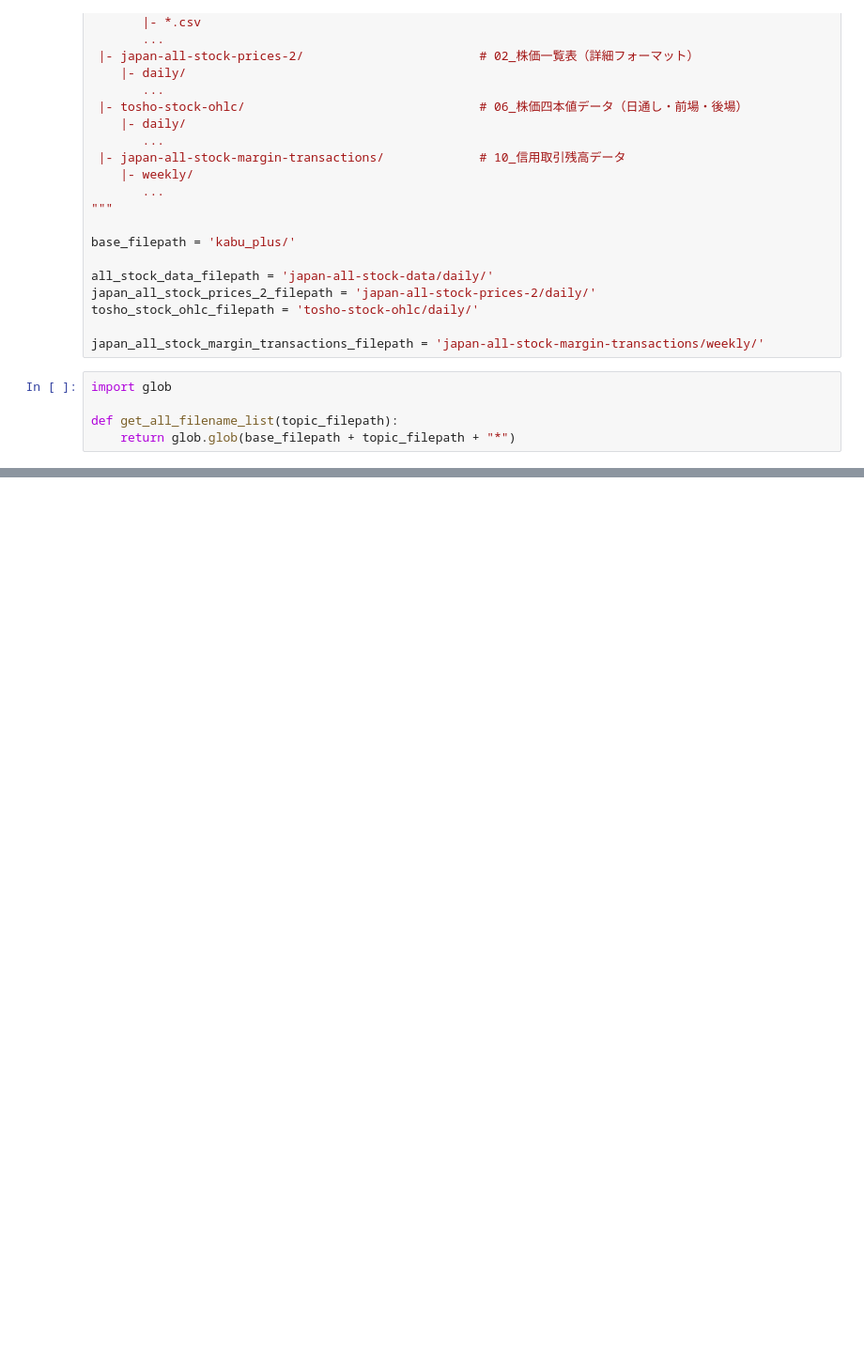
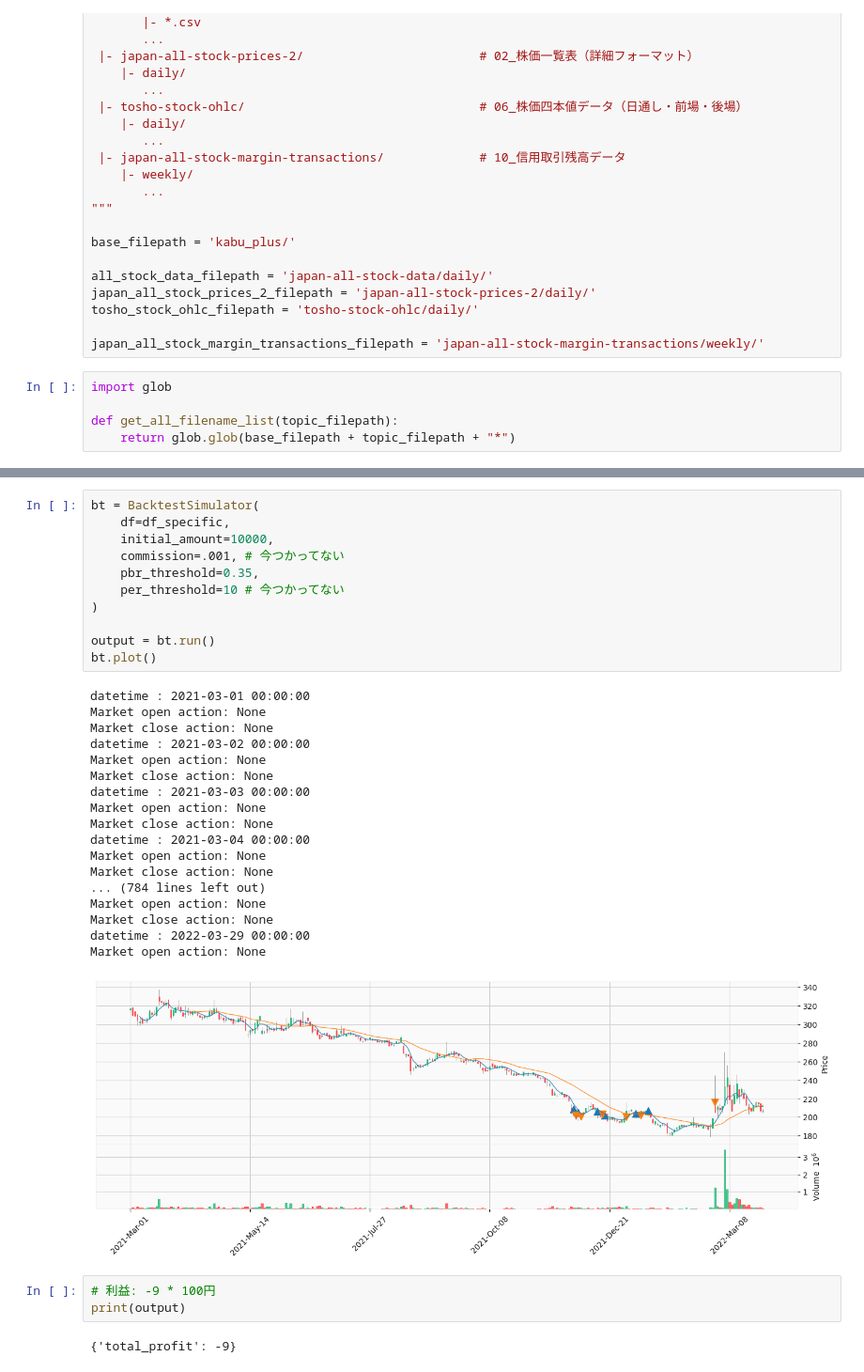
Before and after one commit to motacapla/StockAnalyzer, a Jupyter notebook: backtracer.ipynb, the cells around one changed output, grey strips where cells are left out. Shown at 94% size. Drawn from its saved outputs; the diff is of its cells as text; blank space fills up the shorter version.

Commit message:
add simulator

```diff
--- a/backtracer.ipynb
+++ b/backtracer.ipynb
@@ -267,0 +537,35 @@ mpf.plot(df_specific, type='candle', style='yahoo', addplot=add_plot_list)
+# %%
+bt = BacktestSimulator(
+    df=df_specific,
+    initial_amount=10000,
+    commission=.001, # 今つかってない
+    pbr_threshold=0.35,
+    per_threshold=10 # 今つかってない
+)
+
+output = bt.run()
+bt.plot()
+# %% [output]
+datetime : 2021-03-01 00:00:00
+Market open action: None
+Market close action: None
+datetime : 2021-03-02 00:00:00
+Market open action: None
+Market close action: None
+datetime : 2021-03-03 00:00:00
+Market open action: None
+Market close action: None
+datetime : 2021-03-04 00:00:00
+Market open action: None
+Market close action: None
+... (784 lines left out)
+Market open action: None
+Market close action: None
+datetime : 2022-03-29 00:00:00
+Market open action: None
+[figure, added]
+# %%
+# 利益: -9 * 100円
+print(output)
+# %% [output]
+{'total_profit': -9}
```
Also changed, not shown: parts of 22 cells of this notebook.
